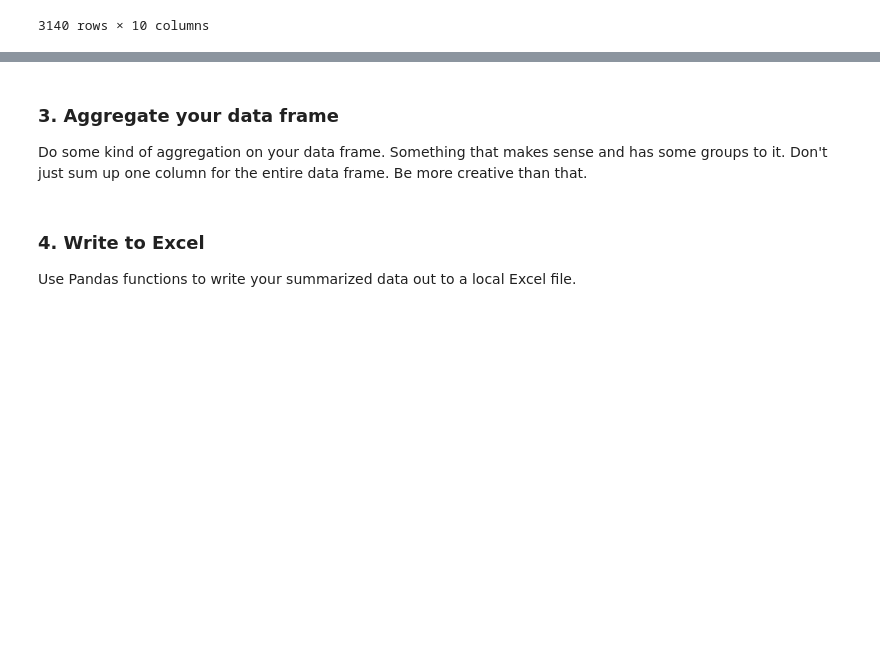
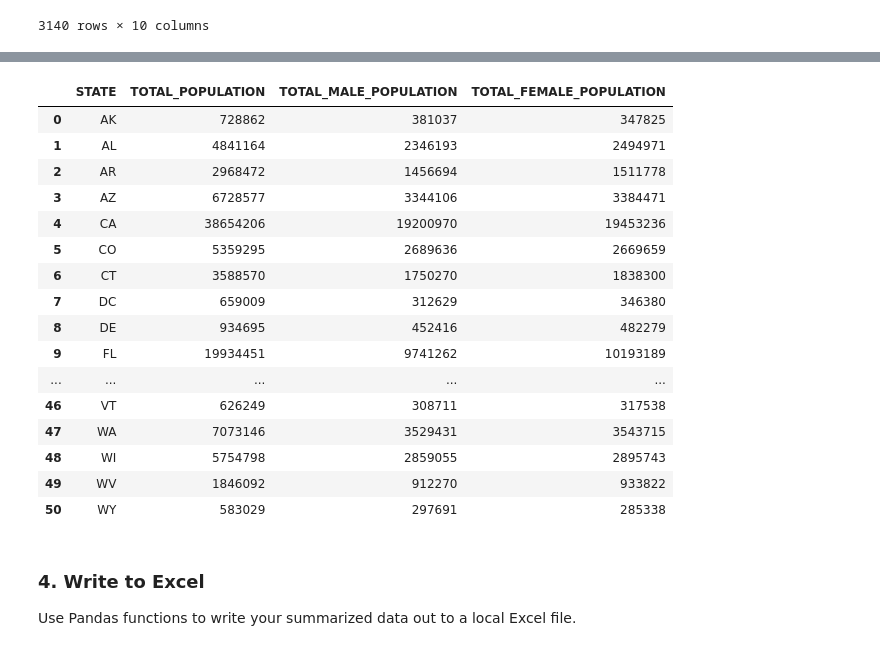
Before and after one commit to Diwakarmogarala/hds5210-2023, a Jupyter notebook: week15/week15_assignment_2.ipynb, the cells around one changed output, grey strips where cells are left out. Saved outputs shown, nothing was run; the diff lists cells and outputs as text; code cells hidden in the pictures; blank space fills up the shorter version.

```diff
--- a/week15/week15_assignment_2.ipynb
+++ b/week15/week15_assignment_2.ipynb
@@ -118,7 +89,25 @@ df
-# %% [markdown]
-### 3. Aggregate your data frame
-
-Do some kind of aggregation on your data frame.  Something that makes sense and has some groups to it.  Don't just sum up one column for the entire data frame.  Be more creative than that.
+# %%
+# I am getting state wise demographics.
+data = data[['STATE', 'TOTAL_POPULATION', 'TOTAL_MALE_POPULATION', 'TOTAL_FEMALE_POPULATION']].groupby(by='STATE').agg('sum').reset_index()
+data
+# %% [output]
+|  | STATE | TOTAL_POPULATION | TOTAL_MALE_POPULATION | TOTAL_FEMALE_POPULATION |
+| 0 | AK | 728862 | 381037 | 347825 |
+| 1 | AL | 4841164 | 2346193 | 2494971 |
+| 2 | AR | 2968472 | 1456694 | 1511778 |
+| 3 | AZ | 6728577 | 3344106 | 3384471 |
+| 4 | CA | 38654206 | 19200970 | 19453236 |
+| 5 | CO | 5359295 | 2689636 | 2669659 |
+| 6 | CT | 3588570 | 1750270 | 1838300 |
+| 7 | DC | 659009 | 312629 | 346380 |
+| 8 | DE | 934695 | 452416 | 482279 |
+| 9 | FL | 19934451 | 9741262 | 10193189 |
+| ... | ... | ... | ... | ... |
+| 46 | VT | 626249 | 308711 | 317538 |
+| 47 | WA | 7073146 | 3529431 | 3543715 |
+| 48 | WI | 5754798 | 2859055 | 2895743 |
+| 49 | WV | 1846092 | 912270 | 933822 |
+| 50 | WY | 583029 | 297691 | 285338 |
 # %% [markdown]
 ### 4. Write to Excel
 
```
Also changed, not shown: parts of 11 cells of this notebook.
